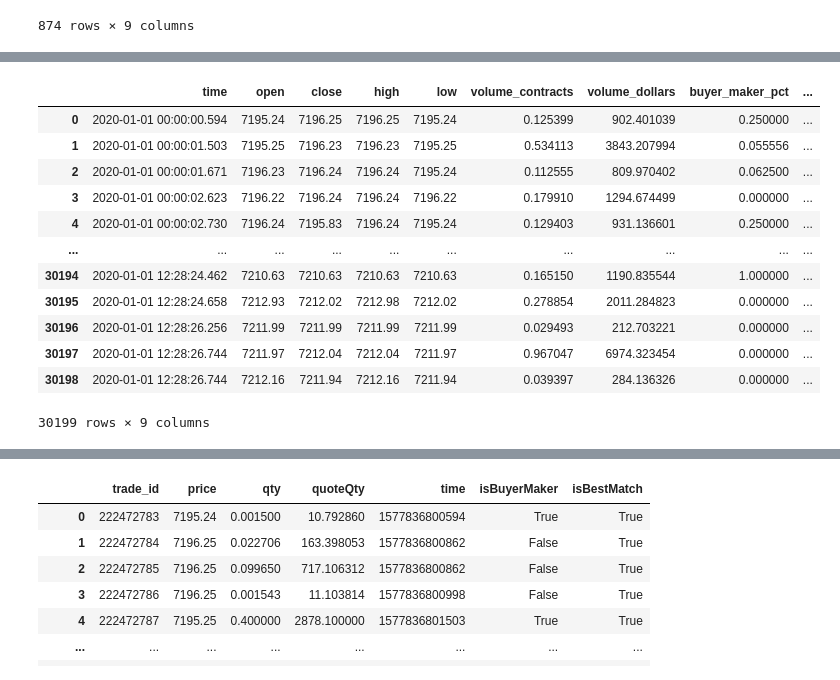
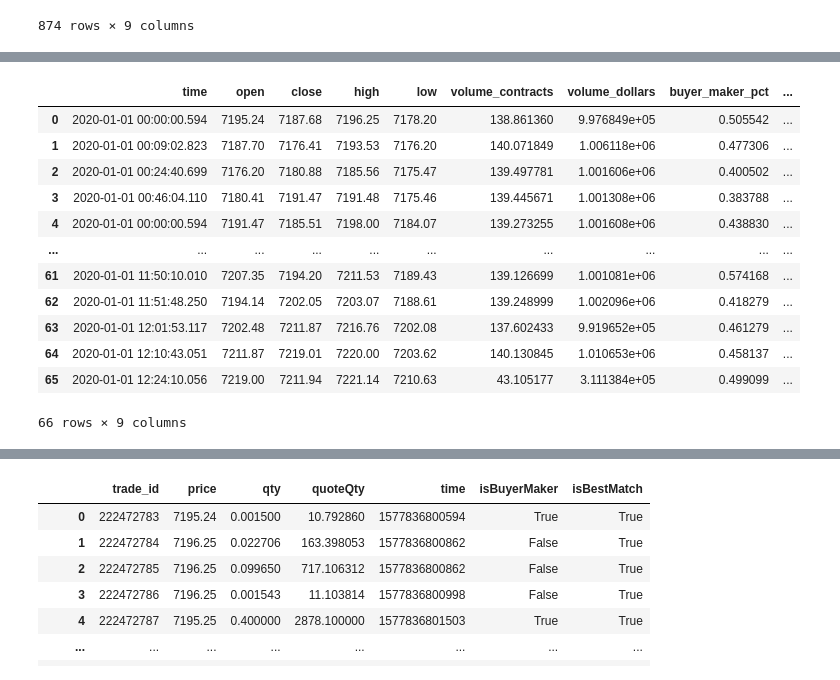
Before and after one commit to victorvalentee/finlib, a Jupyter notebook: test.ipynb, the cells around one changed output, grey strips where cells are left out. Cells and saved outputs as stored; diff of their text form; code cells hidden in the pictures.

```diff
--- a/test.ipynb
+++ b/test.ipynb
@@ -94,17 +126,17 @@ volume_bars_
 # %%
-dollar_bars_ = dollar_bars(tick_data)
+dollar_bars_ = dollar_bars(tick_data, dollars=10**6)
 dollar_bars_
 # %% [output]
 |  | time | open | close | high | low | volume_contracts | volume_dollars | buyer_maker_pct | ... |
-| 0 | 2020-01-01 00:00:00.594 | 7195.24 | 7196.25 | 7196.25 | 7195.24 | 0.125399 | 902.401039 | 0.250000 | ... |
-| 1 | 2020-01-01 00:00:01.503 | 7195.25 | 7196.23 | 7196.23 | 7195.25 | 0.534113 | 3843.207994 | 0.055556 | ... |
-| 2 | 2020-01-01 00:00:01.671 | 7196.23 | 7196.24 | 7196.24 | 7195.24 | 0.112555 | 809.970402 | 0.062500 | ... |
-| 3 | 2020-01-01 00:00:02.623 | 7196.22 | 7196.24 | 7196.24 | 7196.22 | 0.179910 | 1294.674499 | 0.000000 | ... |
-| 4 | 2020-01-01 00:00:02.730 | 7196.24 | 7195.83 | 7196.24 | 7195.24 | 0.129403 | 931.136601 | 0.250000 | ... |
+| 0 | 2020-01-01 00:00:00.594 | 7195.24 | 7187.68 | 7196.25 | 7178.20 | 138.861360 | 9.976849e+05 | 0.505542 | ... |
+| 1 | 2020-01-01 00:09:02.823 | 7187.70 | 7176.41 | 7193.53 | 7176.20 | 140.071849 | 1.006118e+06 | 0.477306 | ... |
+| 2 | 2020-01-01 00:24:40.699 | 7176.20 | 7180.88 | 7185.56 | 7175.47 | 139.497781 | 1.001606e+06 | 0.400502 | ... |
+| 3 | 2020-01-01 00:46:04.110 | 7180.41 | 7191.47 | 7191.48 | 7175.46 | 139.445671 | 1.001308e+06 | 0.383788 | ... |
+| 4 | 2020-01-01 00:00:00.594 | 7191.47 | 7185.51 | 7198.00 | 7184.07 | 139.273255 | 1.001608e+06 | 0.438830 | ... |
 | ... | ... | ... | ... | ... | ... | ... | ... | ... | ... |
-| 30194 | 2020-01-01 12:28:24.462 | 7210.63 | 7210.63 | 7210.63 | 7210.63 | 0.165150 | 1190.835544 | 1.000000 | ... |
-| 30195 | 2020-01-01 12:28:24.658 | 7212.93 | 7212.02 | 7212.98 | 7212.02 | 0.278854 | 2011.284823 | 0.000000 | ... |
-| 30196 | 2020-01-01 12:28:26.256 | 7211.99 | 7211.99 | 7211.99 | 7211.99 | 0.029493 | 212.703221 | 0.000000 | ... |
-| 30197 | 2020-01-01 12:28:26.744 | 7211.97 | 7212.04 | 7212.04 | 7211.97 | 0.967047 | 6974.323454 | 0.000000 | ... |
-| 30198 | 2020-01-01 12:28:26.744 | 7212.16 | 7211.94 | 7212.16 | 7211.94 | 0.039397 | 284.136326 | 0.000000 | ... |
+| 61 | 2020-01-01 11:50:10.010 | 7207.35 | 7194.20 | 7211.53 | 7189.43 | 139.126699 | 1.001081e+06 | 0.574168 | ... |
+| 62 | 2020-01-01 11:51:48.250 | 7194.14 | 7202.05 | 7203.07 | 7188.61 | 139.248999 | 1.002096e+06 | 0.418279 | ... |
+| 63 | 2020-01-01 12:01:53.117 | 7202.48 | 7211.87 | 7216.76 | 7202.08 | 137.602433 | 9.919652e+05 | 0.461279 | ... |
+| 64 | 2020-01-01 12:10:43.051 | 7211.87 | 7219.01 | 7220.00 | 7203.62 | 140.130845 | 1.010653e+06 | 0.458137 | ... |
+| 65 | 2020-01-01 12:24:10.056 | 7219.00 | 7211.94 | 7221.14 | 7210.63 | 43.105177 | 3.111384e+05 | 0.499099 | ... |
-30199 rows × 9 columns
+66 rows × 9 columns
```
Also changed, not shown: parts of 13 cells of this notebook.
